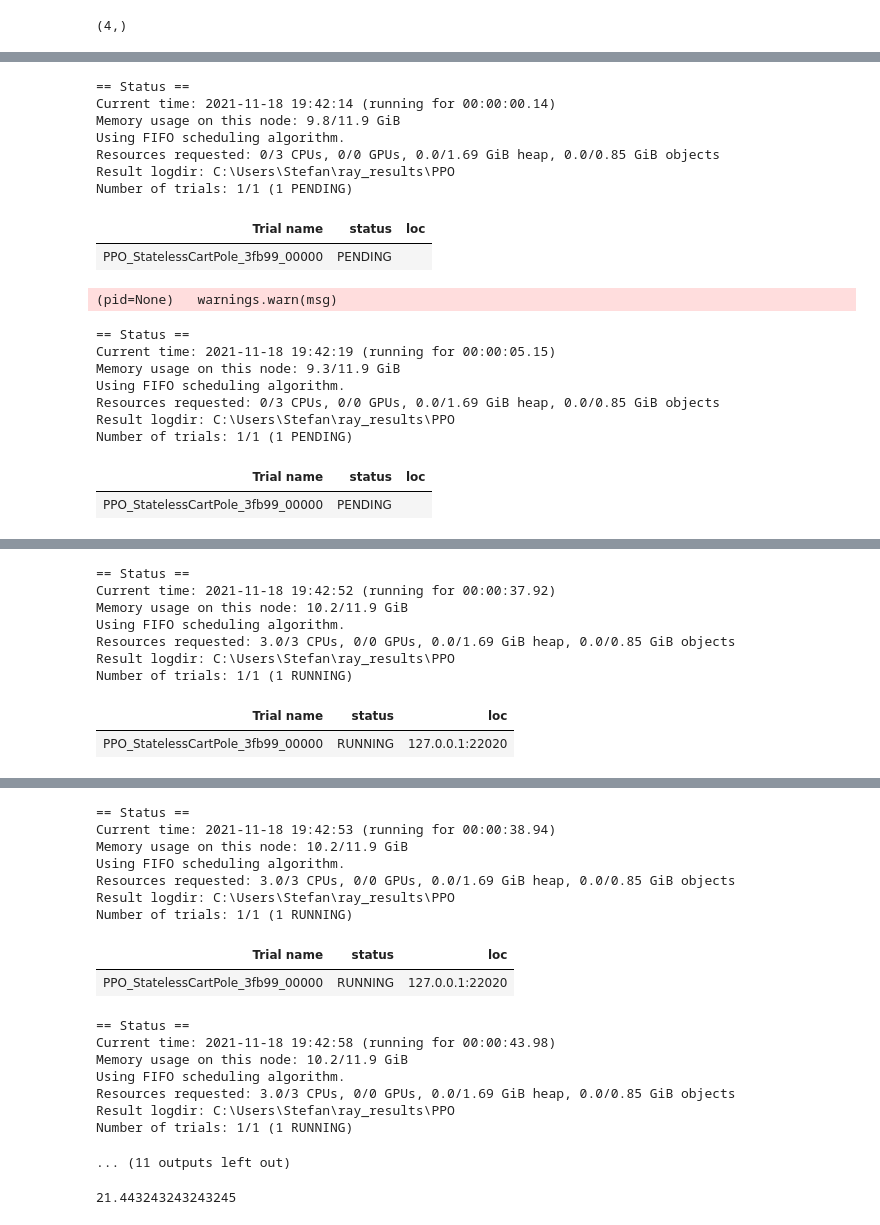
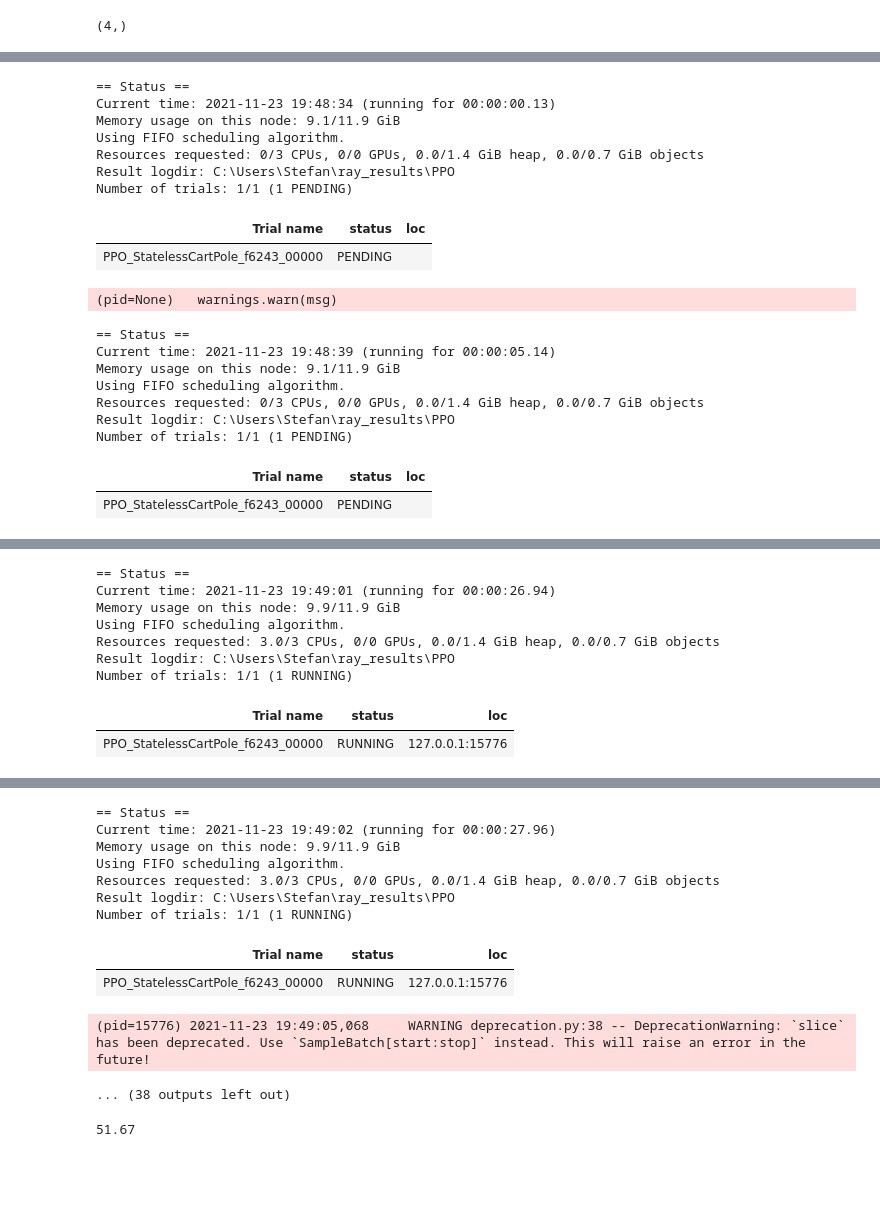
Before and after one commit to stefanbschneider/old-blog, a Jupyter notebook: _notebooks/2021-11-16-rl-self-attention.ipynb, the cells around one changed output, grey strips where cells are left out. Saved outputs shown, nothing was run; the diff lists cells and outputs as text; code cells hidden in the pictures; blank space fills up the shorter version.

```diff
--- a/_notebooks/2021-11-16-rl-self-attention.ipynb
+++ b/_notebooks/2021-11-16-rl-self-attention.ipynb
@@ -93,5 +93,5 @@ import ray
 ray.init(num_cpus=3, ignore_reinit_error=True)
 
 # stop conditions based on training iterations (each with 4000 train steps)
-stop = {"training_iteration": 1}
+stop = {"training_iteration": 10}
 # %% [output]
@@ -204,27 +211,28 @@ from ray.rllib.examples.env.stateless_cartpole import StatelessCartPole
 from ray.tune import registry
 
 registry.register_env("StatelessCartPole", lambda _: StatelessCartPole())
-config["env"] = "StatelessCartPole"
+config2 = ppo.DEFAULT_CONFIG.copy()
+config2["env"] = "StatelessCartPole"
 # train; this takes a while
-results_stateless = ray.tune.run("PPO", config=config, stop=stop)
-print("Training finished successfully")
+results2 = ray.tune.run("PPO", config=config2, stop=stop)
+print("Option 2: Training finished successfully")
 # %% [output]
 == Status ==
-Current time: 2021-11-18 19:42:14 (running for 00:00:00.14)
-Memory usage on this node: 9.8/11.9 GiB
+Current time: 2021-11-23 19:48:34 (running for 00:00:00.13)
+Memory usage on this node: 9.1/11.9 GiB
 Using FIFO scheduling algorithm.
-Resources requested: 0/3 CPUs, 0/0 GPUs, 0.0/1.69 GiB heap, 0.0/0.85 GiB objects
+Resources requested: 0/3 CPUs, 0/0 GPUs, 0.0/1.4 GiB heap, 0.0/0.7 GiB objects
 Result logdir: C:\Users\Stefan\ray_results\PPO
 Number of trials: 1/1 (1 PENDING)
 | Trial name | status | loc |
-| PPO_StatelessCartPole_3fb99_00000 | PENDING |  |
+| PPO_StatelessCartPole_f6243_00000 | PENDING |  |
 (pid=None)   warnings.warn(msg)
 == Status ==
-Current time: 2021-11-18 19:42:19 (running for 00:00:05.15)
-Memory usage on this node: 9.3/11.9 GiB
+Current time: 2021-11-23 19:48:39 (running for 00:00:05.14)
+Memory usage on this node: 9.1/11.9 GiB
 Using FIFO scheduling algorithm.
-Resources requested: 0/3 CPUs, 0/0 GPUs, 0.0/1.69 GiB heap, 0.0/0.85 GiB objects
+Resources requested: 0/3 CPUs, 0/0 GPUs, 0.0/1.4 GiB heap, 0.0/0.7 GiB objects
 Result logdir: C:\Users\Stefan\ray_results\PPO
 Number of trials: 1/1 (1 PENDING)
 | Trial name | status | loc |
-| PPO_StatelessCartPole_3fb99_00000 | PENDING |  |
+| PPO_StatelessCartPole_f6243_00000 | PENDING |  |
@@ -236,9 +246,9 @@ Number of trials: 1/1 (1 PENDING)
 == Status ==
-Current time: 2021-11-18 19:42:52 (running for 00:00:37.92)
-Memory usage on this node: 10.2/11.9 GiB
+Current time: 2021-11-23 19:49:01 (running for 00:00:26.94)
+Memory usage on this node: 9.9/11.9 GiB
 Using FIFO scheduling algorithm.
-Resources requested: 3.0/3 CPUs, 0/0 GPUs, 0.0/1.69 GiB heap, 0.0/0.85 GiB objects
+Resources requested: 3.0/3 CPUs, 0/0 GPUs, 0.0/1.4 GiB heap, 0.0/0.7 GiB objects
 Result logdir: C:\Users\Stefan\ray_results\PPO
 Number of trials: 1/1 (1 RUNNING)
 | Trial name | status | loc |
-| PPO_StatelessCartPole_3fb99_00000 | RUNNING | 127.0.0.1:22020 |
+| PPO_StatelessCartPole_f6243_00000 | RUNNING | 127.0.0.1:15776 |
@@ -248,25 +258,19 @@ Number of trials: 1/1 (1 RUNNING)
 == Status ==
-Current time: 2021-11-18 19:42:53 (running for 00:00:38.94)
-Memory usage on this node: 10.2/11.9 GiB
+Current time: 2021-11-23 19:49:02 (running for 00:00:27.96)
+Memory usage on this node: 9.9/11.9 GiB
 Using FIFO scheduling algorithm.
-Resources requested: 3.0/3 CPUs, 0/0 GPUs, 0.0/1.69 GiB heap, 0.0/0.85 GiB objects
+Resources requested: 3.0/3 CPUs, 0/0 GPUs, 0.0/1.4 GiB heap, 0.0/0.7 GiB objects
 Result logdir: C:\Users\Stefan\ray_results\PPO
 Number of trials: 1/1 (1 RUNNING)
 | Trial name | status | loc |
-| PPO_StatelessCartPole_3fb99_00000 | RUNNING | 127.0.0.1:22020 |
+| PPO_StatelessCartPole_f6243_00000 | RUNNING | 127.0.0.1:15776 |
-== Status ==
-Current time: 2021-11-18 19:42:58 (running for 00:00:43.98)
-Memory usage on this node: 10.2/11.9 GiB
-Using FIFO scheduling algorithm.
-Resources requested: 3.0/3 CPUs, 0/0 GPUs, 0.0/1.69 GiB heap, 0.0/0.85 GiB objects
-Result logdir: C:\Users\Stefan\ray_results\PPO
-Number of trials: 1/1 (1 RUNNING)
+(pid=15776) 2021-11-23 19:49:05,068     WARNING deprecation.py:38 -- DeprecationWarning: `slice` has been deprecated. Use `SampleBatch[start:stop]` instead. This will raise an error in the future!
-... (11 outputs left out)
+... (38 outputs left out)
 # %%
 # check results
-results_stateless.default_metric = "episode_reward_mean"
-results_stateless.default_mode = "max"
+results2.default_metric = "episode_reward_mean"
+results2.default_mode = "max"
 # print the mean episode reward = episode length --> higher = better
-results_stateless.best_result["episode_reward_mean"]
+results2.best_result["episode_reward_mean"]
 # %% [output]
-21.443243243243245
+51.67
```
Also changed, not shown: parts of 24 cells of this notebook.
